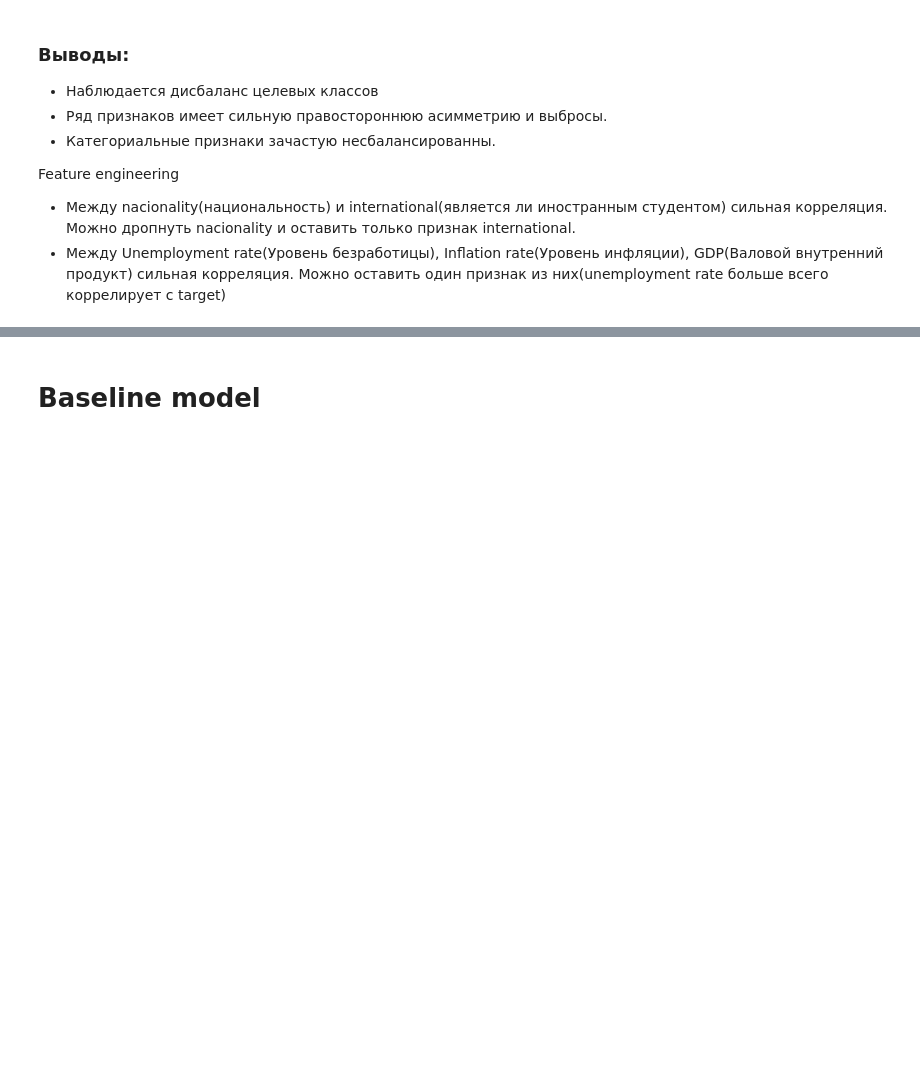
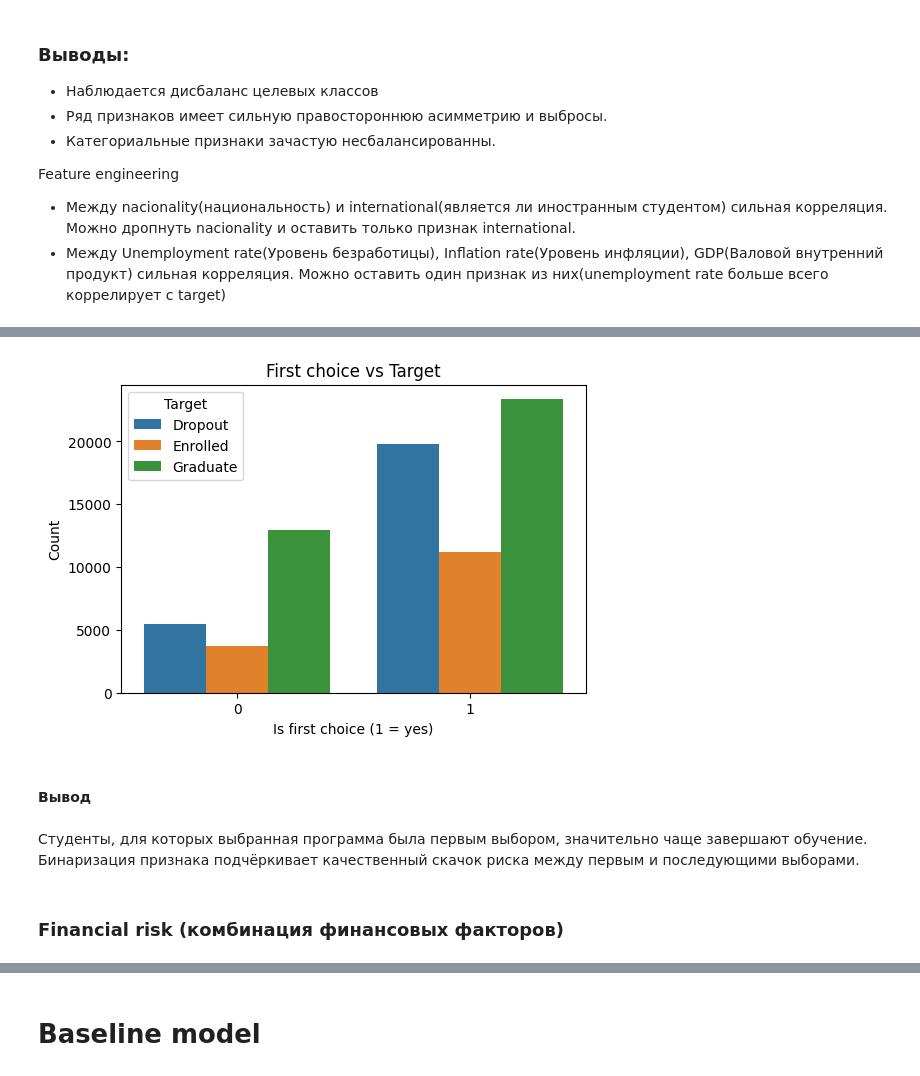
Before and after one commit to Tsur1k/ML-case4, a Jupyter notebook: notebooks/main.ipynb, the cells around one changed output, grey strips where cells are left out. Cells and saved outputs as stored; diff of their text form; code cells hidden in the pictures; blank space fills up the shorter version.

```diff
--- a/notebooks/main.ipynb
+++ b/notebooks/main.ipynb
@@ -441,0 +504,21 @@ Feature engineering
+# %%
+df['first_choice'] = (df['Application order'] == 1).astype(int)
+# %%
+plt.figure(figsize=(6,4))
+sns.countplot(
+    data=df,
+    x='first_choice',
+    hue='Target'
+)
+plt.title('First choice vs Target')
+plt.xlabel('Is first choice (1 = yes)')
+plt.ylabel('Count')
+plt.show()
+# %% [output]
+[figure, added]
+# %% [markdown]
+#### Вывод
+# %% [markdown]
+Студенты, для которых выбранная программа была первым выбором, значительно чаще завершают обучение. Бинаризация признака подчёркивает качественный скачок риска между первым и последующими выборами.
+# %% [markdown]
+### Financial risk (комбинация финансовых факторов)
```
Also changed, not shown: parts of 21 cells of this notebook.
